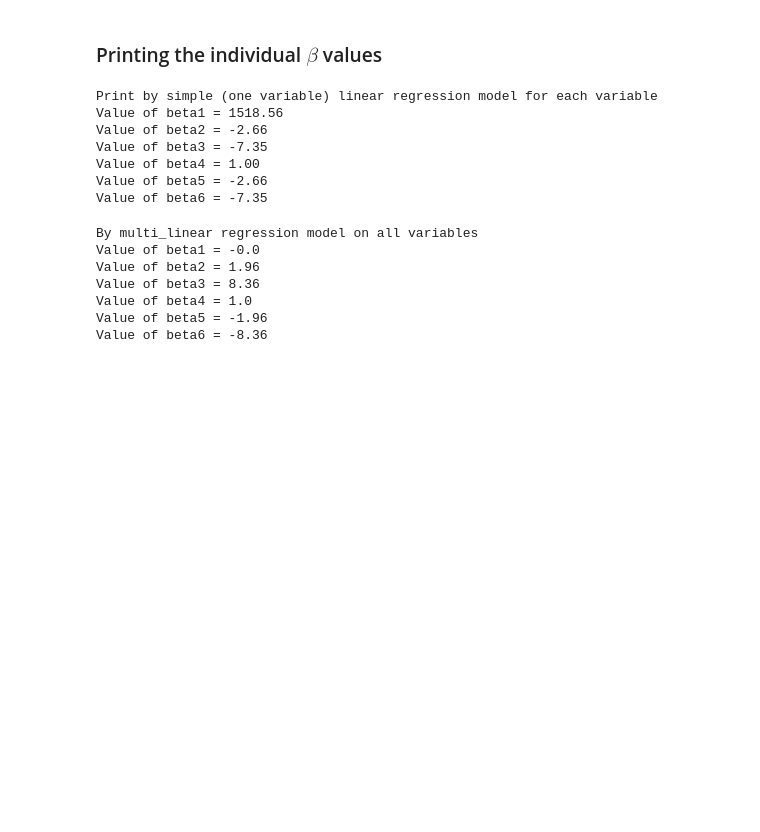
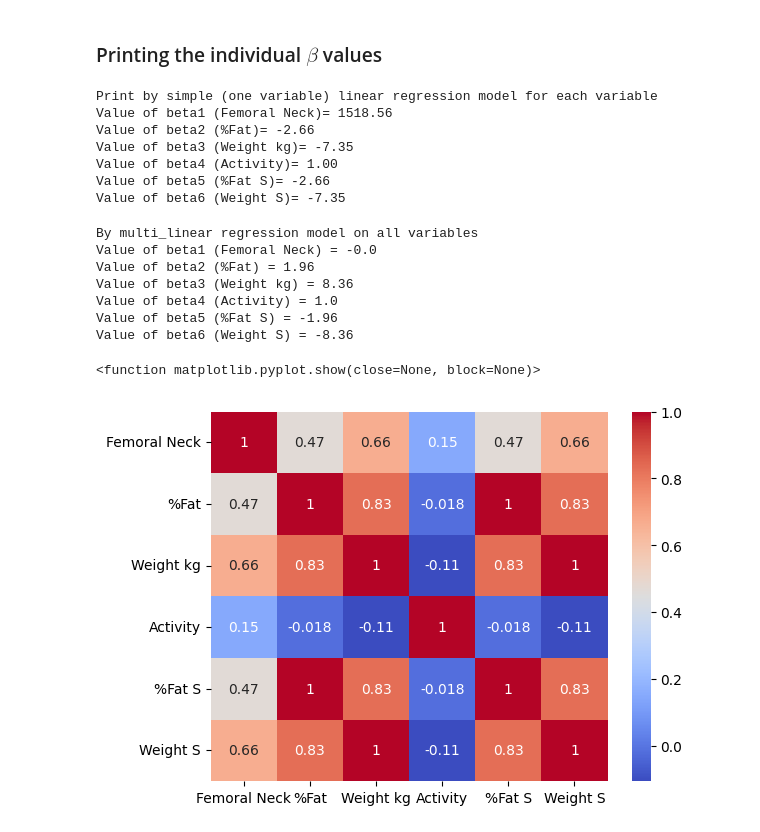
Before and after one commit to AngelSaulCorreaMartinez/Data-Science-Course, a Jupyter notebook: HarvardCourse/collinearity/multi-collinearity.ipynb, the cells around one changed output. Saved outputs shown, nothing was run; the diff lists cells and outputs as text; code cells hidden in the pictures; blank space fills up the shorter version.

Commit message:
feat: code to visualize heatmap of covariance matrix

```diff
--- a/HarvardCourse/collinearity/multi-collinearity.ipynb
+++ b/HarvardCourse/collinearity/multi-collinearity.ipynb
@@ -52,28 +54,36 @@ multi_coef = multi_linear.coef_
 ### Printing the individual $\beta$ values
 # %%
 print('Print by simple (one variable) linear regression model for each variable')
-
+predictors = X.columns
 for i in range(6):
-    print(f'Value of beta{i+1} = {linear_coef[i][0]:.2f}')
+    print(f'Value of beta{i+1} ({predictors[i]})= {linear_coef[i][0]:.2f}')
 # %% [output]
 Print by simple (one variable) linear regression model for each variable
-Value of beta1 = 1518.56
-Value of beta2 = -2.66
-Value of beta3 = -7.35
-Value of beta4 = 1.00
-Value of beta5 = -2.66
-Value of beta6 = -7.35
+Value of beta1 (Femoral Neck)= 1518.56
+Value of beta2 (%Fat)= -2.66
+Value of beta3 (Weight kg)= -7.35
+Value of beta4 (Activity)= 1.00
+Value of beta5 (%Fat S)= -2.66
+Value of beta6 (Weight S)= -7.35
 # %%
 #Helper to compare with multi_linear regression models
 
 print('By multi_linear regression model on all variables')
 for i in range(6):
-    print(f'Value of beta{i+1} = {round(multi_coef[i],2)}')
+    print(f'Value of beta{i+1} ({predictors[i]}) = {round(multi_coef[i],2)}')
 # %% [output]
 By multi_linear regression model on all variables
-Value of beta1 = -0.0
-Value of beta2 = 1.96
-Value of beta3 = 8.36
-Value of beta4 = 1.0
-Value of beta5 = -1.96
-Value of beta6 = -8.36
+Value of beta1 (Femoral Neck) = -0.0
+Value of beta2 (%Fat) = 1.96
+Value of beta3 (Weight kg) = 8.36
+Value of beta4 (Activity) = 1.0
+Value of beta5 (%Fat S) = -1.96
+Value of beta6 (Weight S) = -8.36
+# %%
+#Helper code to visualize the heatmap of the covariace matrix
+corrMatrix = X.corr()
+sns.heatmap(corrMatrix, annot=True, cmap='coolwarm')
+plt.show
+# %% [output]
+<function matplotlib.pyplot.show(close=None, block=None)>
+[figure, added]
```
Also changed, not shown: parts of 4 cells of this notebook.
